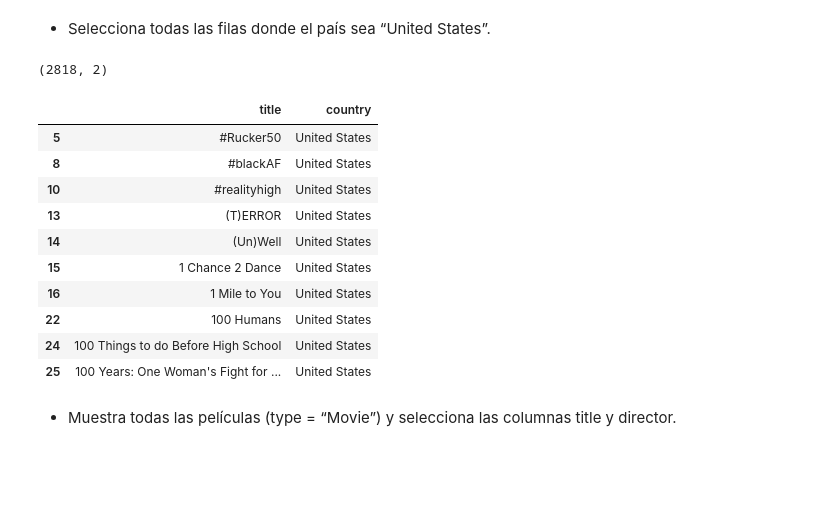
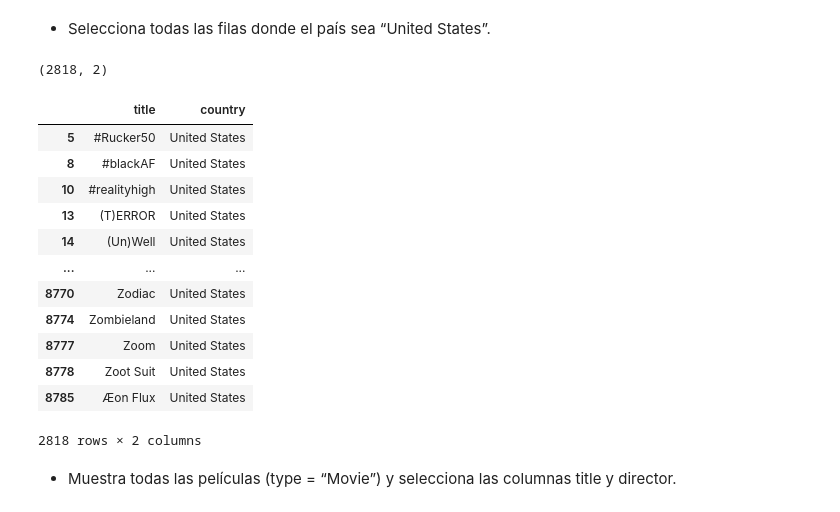
Before and after one commit to Gonzalo8julian/PANDAS_NETFLIX, a Jupyter notebook: DATOS/laboratorio-modulo2-leccion02-eda-union.ipynb, the cells around one changed output. Saved outputs shown, nothing was run; the diff lists cells and outputs as text; code cells hidden in the pictures; blank space fills up the shorter version.

```diff
--- a/DATOS/laboratorio-modulo2-leccion02-eda-union.ipynb
+++ b/DATOS/laboratorio-modulo2-leccion02-eda-union.ipynb
@@ -793,20 +802,22 @@ pd.DataFrame(tv_show).head(10)
 # %%
 eeuu = df_union[df_union["country"]== "United States"][["title", "country"]]
 print(eeuu.shape)
-pd.DataFrame(eeuu).head(10)
+pd.DataFrame(eeuu)
 # %% [output]
 (2818, 2)
 |  | title | country |
 | 5 | #Rucker50 | United States |
 | 8 | #blackAF | United States |
 | 10 | #realityhigh | United States |
 | 13 | (T)ERROR | United States |
 | 14 | (Un)Well | United States |
-| 15 | 1 Chance 2 Dance | United States |
-| 16 | 1 Mile to You | United States |
-| 22 | 100 Humans | United States |
-| 24 | 100 Things to do Before High School | United States |
-| 25 | 100 Years: One Woman's Fight for ... | United States |
+| ... | ... | ... |
+| 8770 | Zodiac | United States |
+| 8774 | Zombieland | United States |
+| 8777 | Zoom | United States |
+| 8778 | Zoot Suit | United States |
+| 8785 | Æon Flux | United States |
+2818 rows × 2 columns
 # %% [markdown]
  - Muestra todas las películas (type = “Movie”) y selecciona las columnas title y director.
 # %%
```
Also changed, not shown: parts of 25 cells of this notebook, 1 other file.
